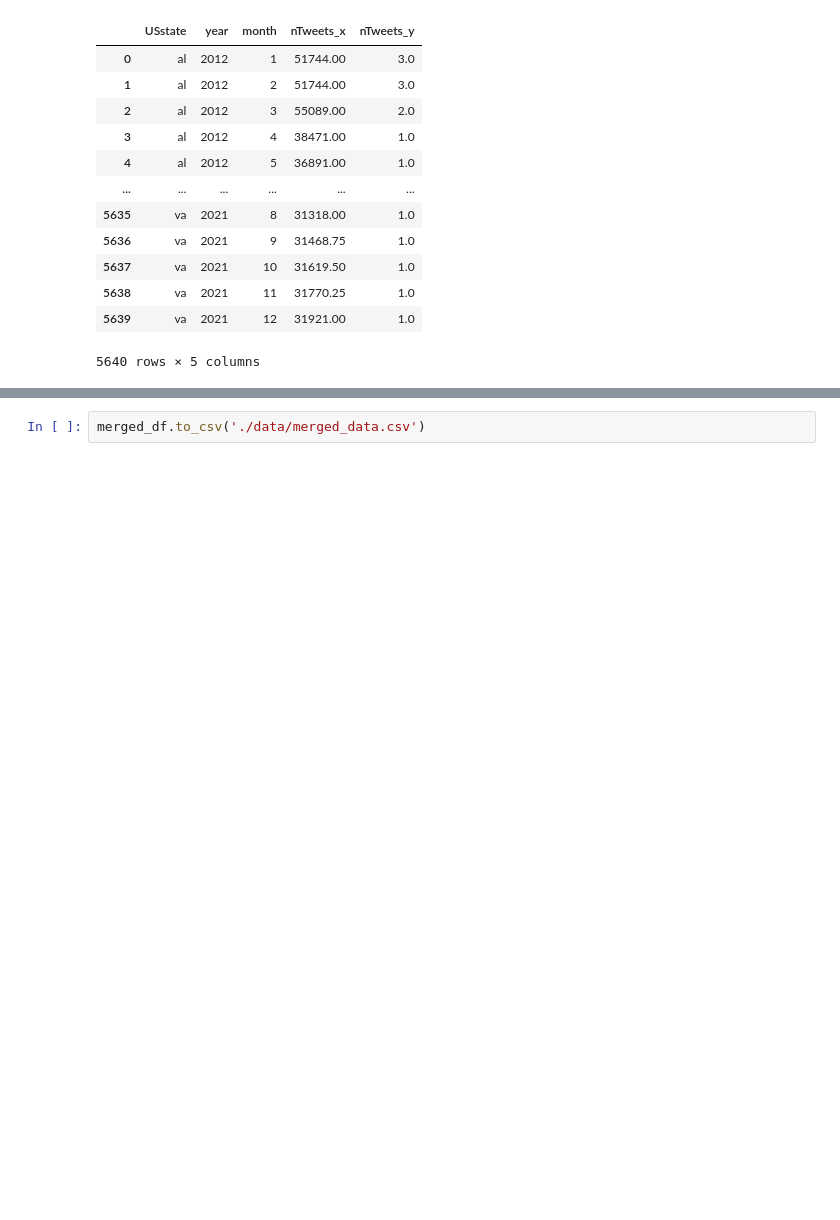
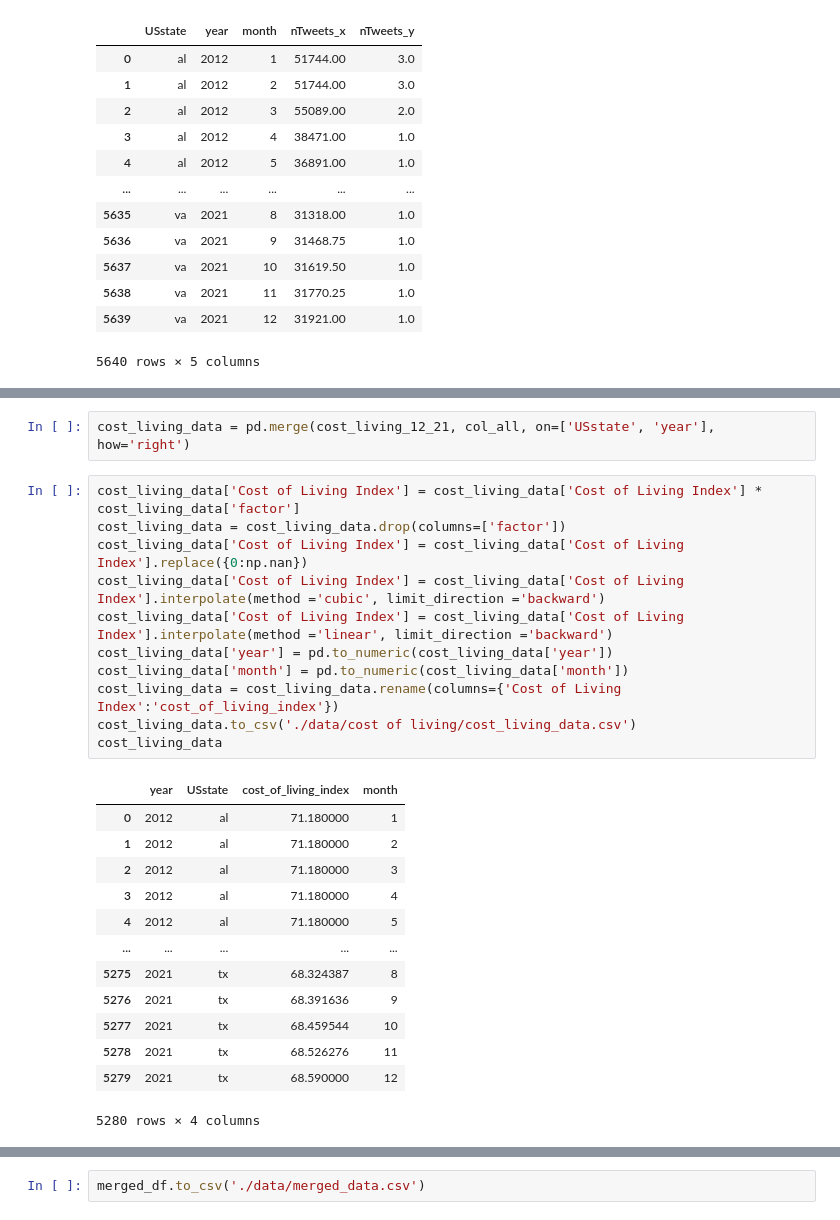
Before and after one commit to cenxi-si/DS-industry-project-group35, a Jupyter notebook: Data Prepossessing.ipynb, the cells around one changed output, grey strips where cells are left out. Cells and saved outputs as stored; diff of their text form; blank space fills up the shorter version.

```diff
--- a/Data Prepossessing.ipynb
+++ b/Data Prepossessing.ipynb
@@ -262 +303,28 @@ tweets
+# %%
+cost_living_data = pd.merge(cost_living_12_21, col_all, on=['USstate', 'year'], how='right')
+# %%
+cost_living_data['Cost of Living Index'] = cost_living_data['Cost of Living Index'] * cost_living_data['factor']
+cost_living_data = cost_living_data.drop(columns=['factor'])
+cost_living_data['Cost of Living Index'] = cost_living_data['Cost of Living Index'].replace({0:np.nan})
+cost_living_data['Cost of Living Index'] = cost_living_data['Cost of Living Index'].interpolate(method ='cubic', limit_direction ='backward')
+cost_living_data['Cost of Living Index'] = cost_living_data['Cost of Living Index'].interpolate(method ='linear', limit_direction ='backward')
+cost_living_data['year'] = pd.to_numeric(cost_living_data['year'])
+cost_living_data['month'] = pd.to_numeric(cost_living_data['month'])
+cost_living_data = cost_living_data.rename(columns={'Cost of Living Index':'cost_of_living_index'})
+cost_living_data.to_csv('./data/cost of living/cost_living_data.csv')
+cost_living_data
+# %% [output]
+|  | year | USstate | cost_of_living_index | month |
+| 0 | 2012 | al | 71.180000 | 1 |
+| 1 | 2012 | al | 71.180000 | 2 |
+| 2 | 2012 | al | 71.180000 | 3 |
+| 3 | 2012 | al | 71.180000 | 4 |
+| 4 | 2012 | al | 71.180000 | 5 |
+| ... | ... | ... | ... | ... |
+| 5275 | 2021 | tx | 68.324387 | 8 |
+| 5276 | 2021 | tx | 68.391636 | 9 |
+| 5277 | 2021 | tx | 68.459544 | 10 |
+| 5278 | 2021 | tx | 68.526276 | 11 |
+| 5279 | 2021 | tx | 68.590000 | 12 |
+5280 rows × 4 columns
 # %% [markdown]
```
Also changed, not shown: parts of 10 cells of this notebook, 2 other files.
